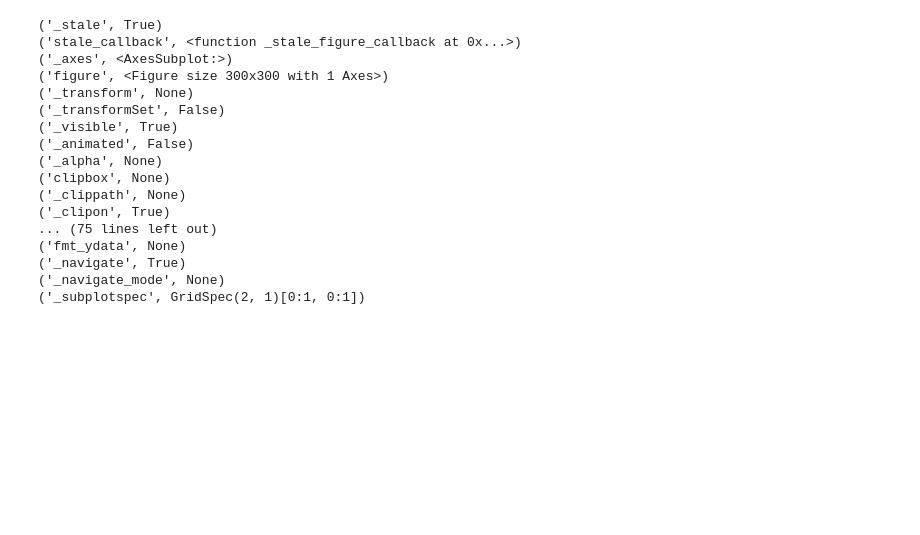
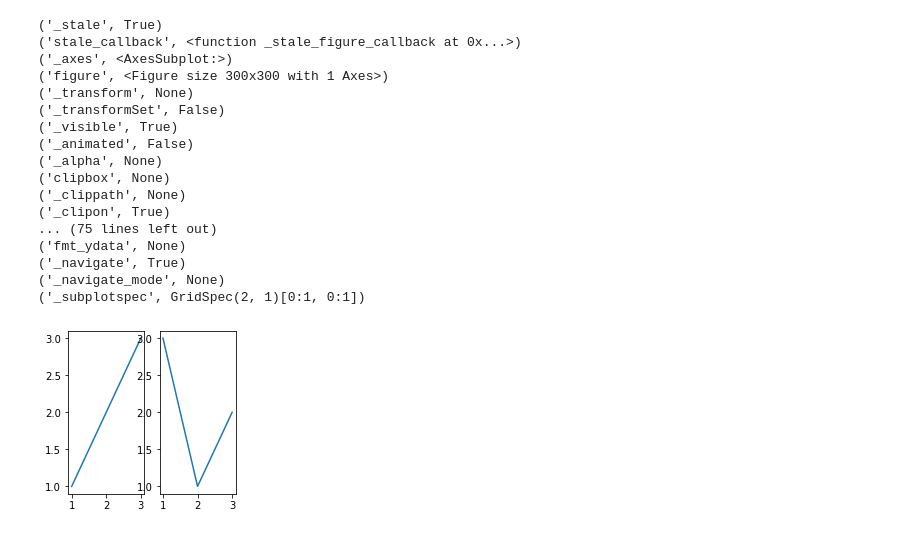
Before and after one commit to DoHerasYang/Python--, a Jupyter notebook: 数据分析技术基础/数据可视化/Matplotlib 教程/Matplotlib 教程 (一).ipynb, the cells around one changed output. Cells and saved outputs as stored; diff of their text form; code cells hidden in the pictures; blank space fills up the shorter version.

Commit message:
Update Matplotlib-Tutotial-1

```diff
--- a/数据分析基础/数据可视化/Untitled Folder/Matplotlib 教程 (一).ipynb
+++ b/数据分析技术基础/数据可视化/Matplotlib 教程/Matplotlib 教程 (一).ipynb
@@ -360,3 +453,14 @@ for item in ax.__dict__.items():
 ('_navigate', True)
 ('_navigate_mode', None)
 ('_subplotspec', GridSpec(2, 1)[0:1, 0:1])
+# %%
+import matplotlib as mpl
+import matplotlib.pyplot as plt
+fig = plt.figure(figsize=(3,3))
+ax1 = plt.subplot(1,2,1)
+ax1.plot([1,2,3],[1,2,3])
+ax2 = plt.subplot(1,2,2)
+ax2.plot([1,2,3],[3,1,2])
+plt.show()
+# %% [output]
+[figure, added]
```
Also changed, not shown: parts of 7 cells of this notebook.
